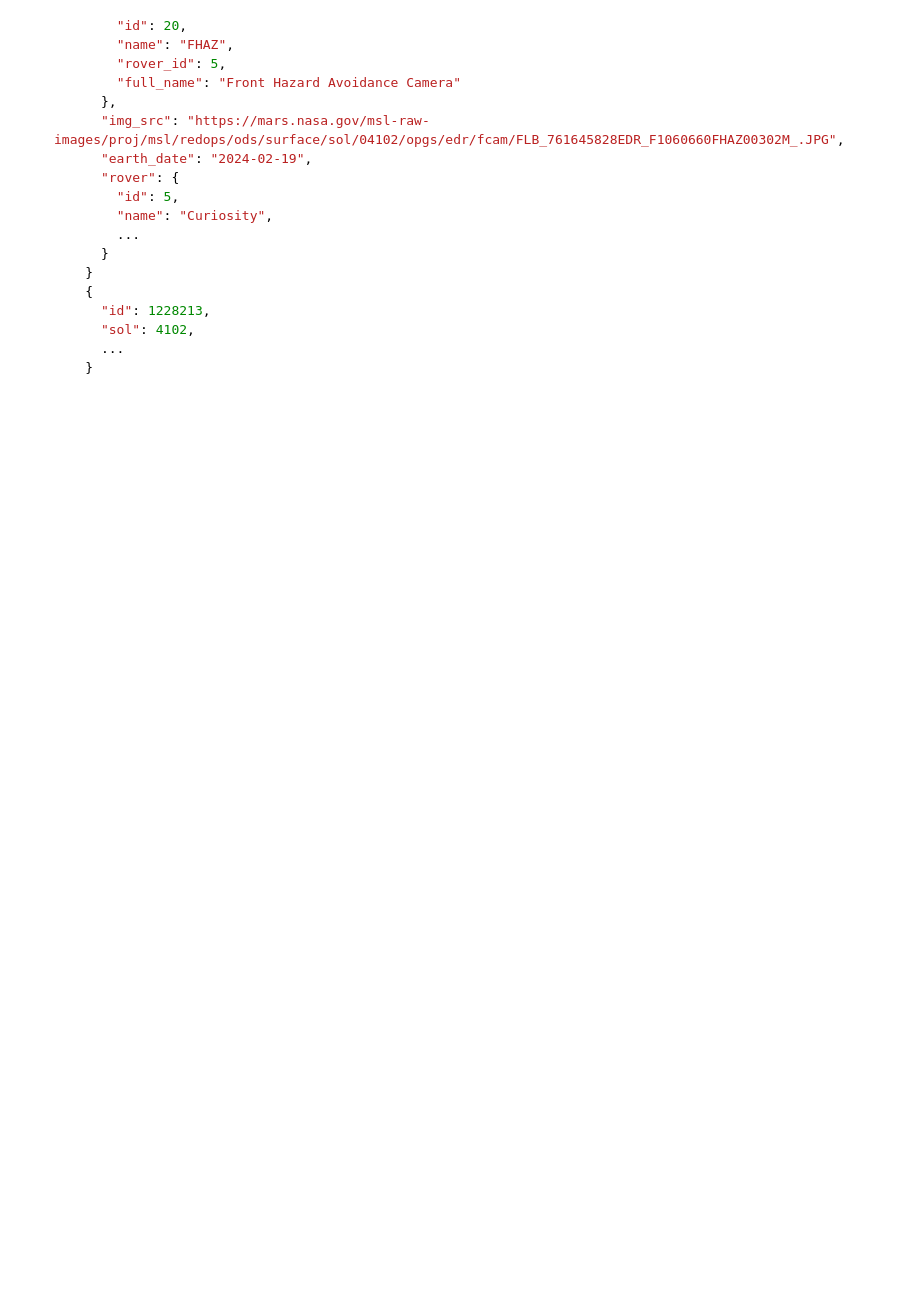
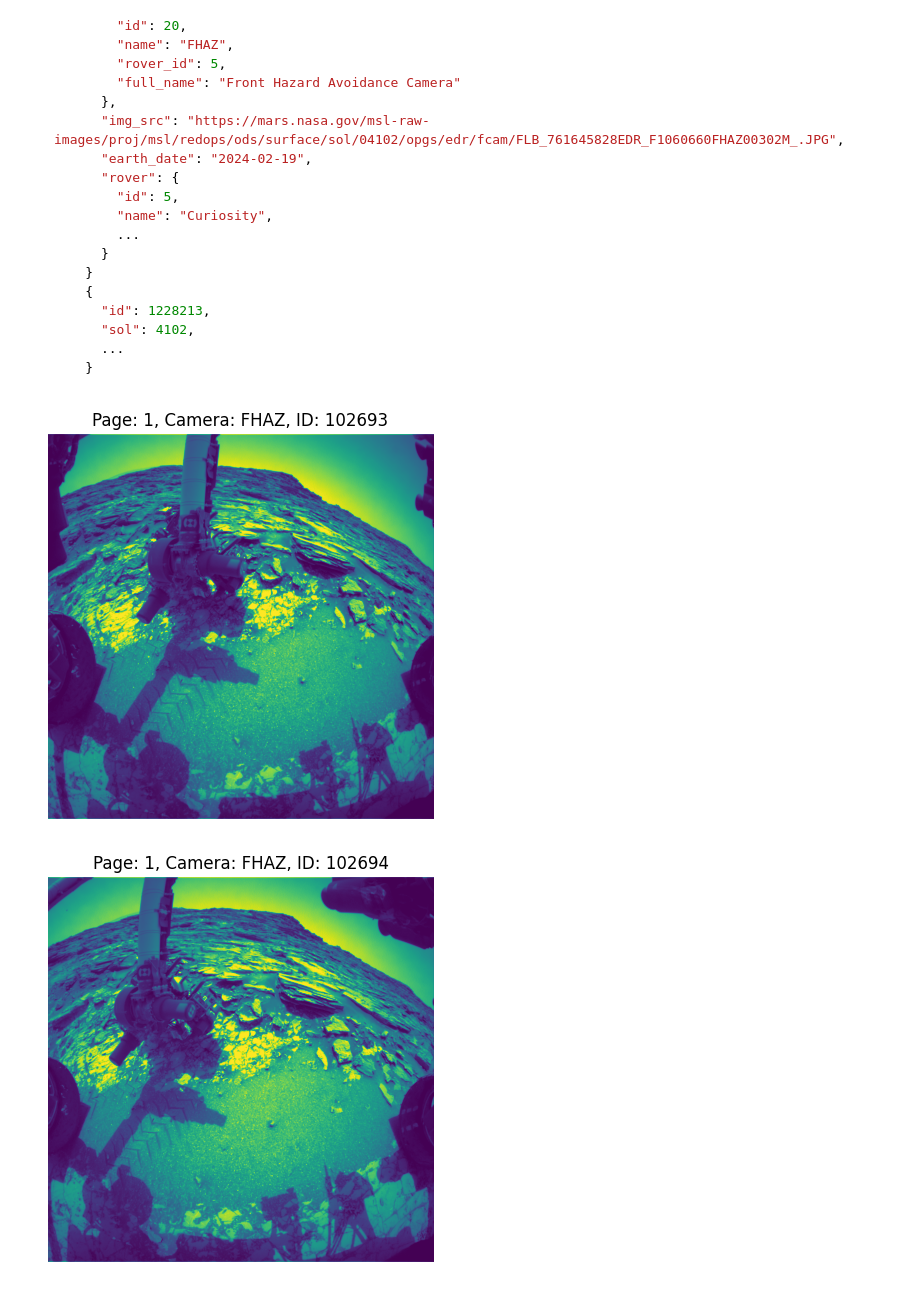
Before and after one commit to Alexandre-CES/desenvolve-python-intermediario, a Jupyter notebook: modulo4/4.2-API.ipynb, the cells around one changed output. Cells and saved outputs as stored; diff of their text form; code cells hidden in the pictures; blank space fills up the shorter version.

````diff
--- a/modulo4/4.2-API.ipynb
+++ b/modulo4/4.2-API.ipynb
@@ -138,3 +192,48 @@ A resposta esperada estará no formato a seguir, uma lista no campo `'photos'` o
       ...
     }
 ```
+# %%
+url_base = 'https://api.nasa.gov/mars-photos/api/v1'
+endpoint = '/rovers/curiosity/photos'
+params = {
+    'sol': 1000,
+    'api_key': key['API_KEY'],
+    'page': 1
+}
+camera_name = 'FHAZ'
+
+photos = []
+
+while True:
+    res = requests.get(f'{url_base}{endpoint}', params=params)
+    data = res.json()
+
+    if 'photos' not in data or not data['photos']:
+        break
+
+    photo_manifest = data.get('photos', {})
+
+    for i in range(len(photo_manifest)):
+        camera = photo_manifest[i]['camera'].get('name')
+        if camera == camera_name:
+            photo = {}
+            photo['page'] = params['page']
+            photo['camera_name'] = camera
+            photo['id'] = photo_manifest[i].get('id')
+            photo['img_src'] = photo_manifest[i].get('img_src')
+
+            photos.append(photo)
+
+    params['page'] += 1
+
+
+for photo in photos:
+    img = io.imread(photo['img_src'])
+    plt.figure(figsize=(10, 5))
+    plt.imshow(img)
+    plt.title(f'Page: {photo["page"]}, Camera: {photo["camera_name"]}, ID: {photo["id"]}')
+    plt.axis('off')
+    plt.show()
+# %% [output]
+[figure, added]
+[figure, added]
````
Also changed, not shown: parts of 3 cells of this notebook.
